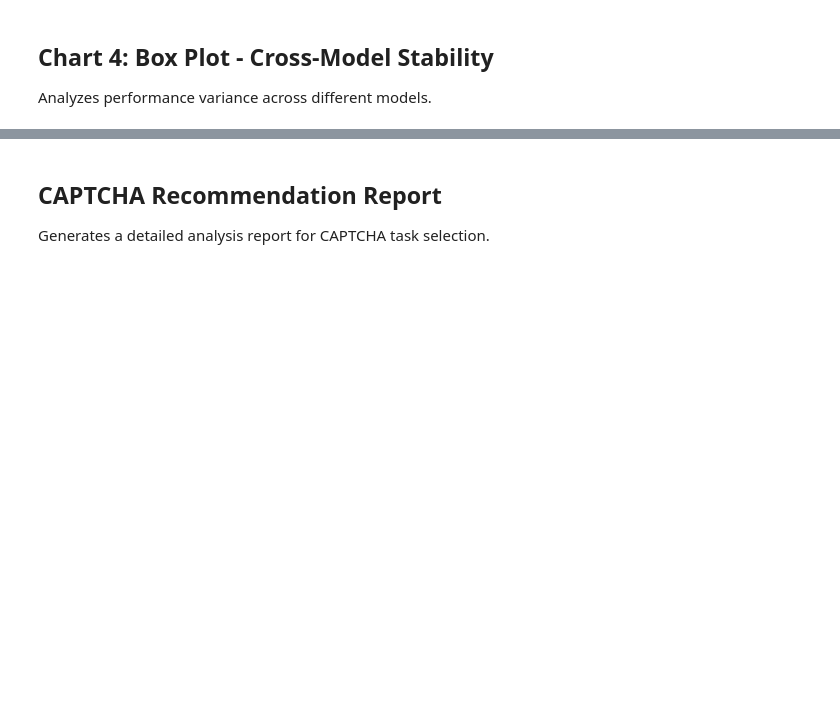
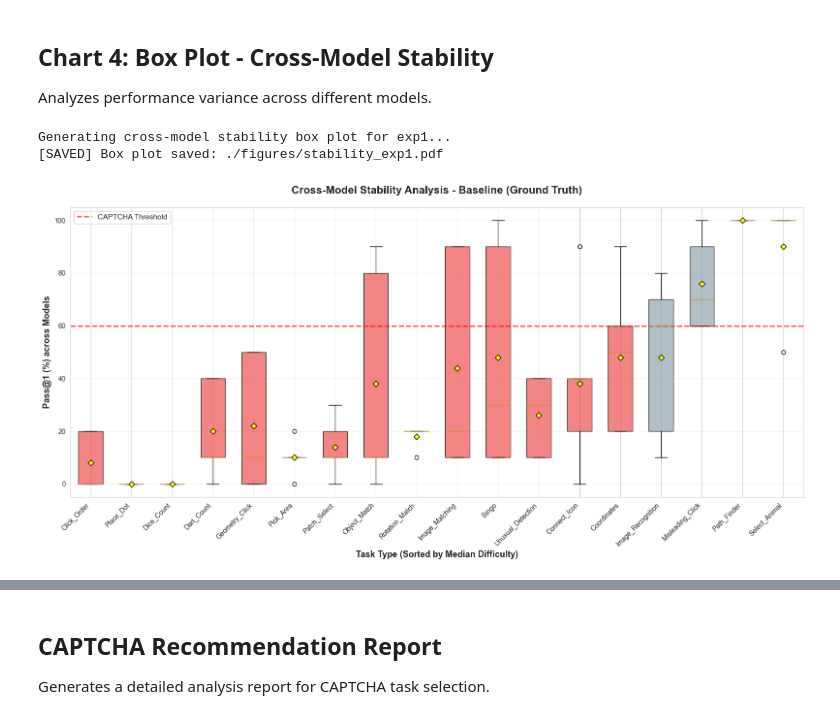
Before and after one commit to Wankunyu/Captcha, a Jupyter notebook: plot.ipynb, the cells around one changed output, grey strips where cells are left out. Saved outputs shown, nothing was run; the diff lists cells and outputs as text; code cells hidden in the pictures; blank space fills up the shorter version.

```diff
--- a/plot.ipynb
+++ b/plot.ipynb
@@ -150,18 +274,22 @@ Analyzes performance variance across different models.
 # %%
 # Chart 4: Box Plot - Cross-Model Stability
 
-if not viz.data.empty and 'exp1' in viz.data['experiment'].values:
+if not viz.data.empty and SELECTED_EXPERIMENT in viz.data['experiment'].values:
     # Check if there are multiple models for comparison
-    n_models = len(viz.data[viz.data['experiment'] == 'exp1']['provider_model'].unique())
+    n_models = len(viz.data[viz.data['experiment'] == SELECTED_EXPERIMENT]['provider_model'].unique())
     if n_models >= 2:
-        print("\nGenerating cross-model stability box plot...")
+        print(f"\nGenerating cross-model stability box plot for {SELECTED_EXPERIMENT}...")
         fig = viz.plot_cross_model_stability(
-            experiment='exp1',
-            figsize=(16, 8),
-            save_path="./figures/stability_exp1.pdf"
+            experiment=SELECTED_EXPERIMENT,
+            figsize=FIGURE_SIZE_BOX,
+            save_path=f"./figures/stability_{SELECTED_EXPERIMENT}.pdf"
         )
         plt.show()
     else:
         print(f"[WARNING] Only {n_models} model(s) found, need at least 2 for stability analysis")
 else:
-    print("[WARNING] Insufficient data for stability analysis")
+    print(f"[WARNING] {SELECTED_EXPERIMENT} data not available")
+# %% [output]
+Generating cross-model stability box plot for exp1...
+[SAVED] Box plot saved: ./figures/stability_exp1.pdf
+[figure, added]
```
Also changed, not shown: parts of 11 cells of this notebook, 1 other file.
